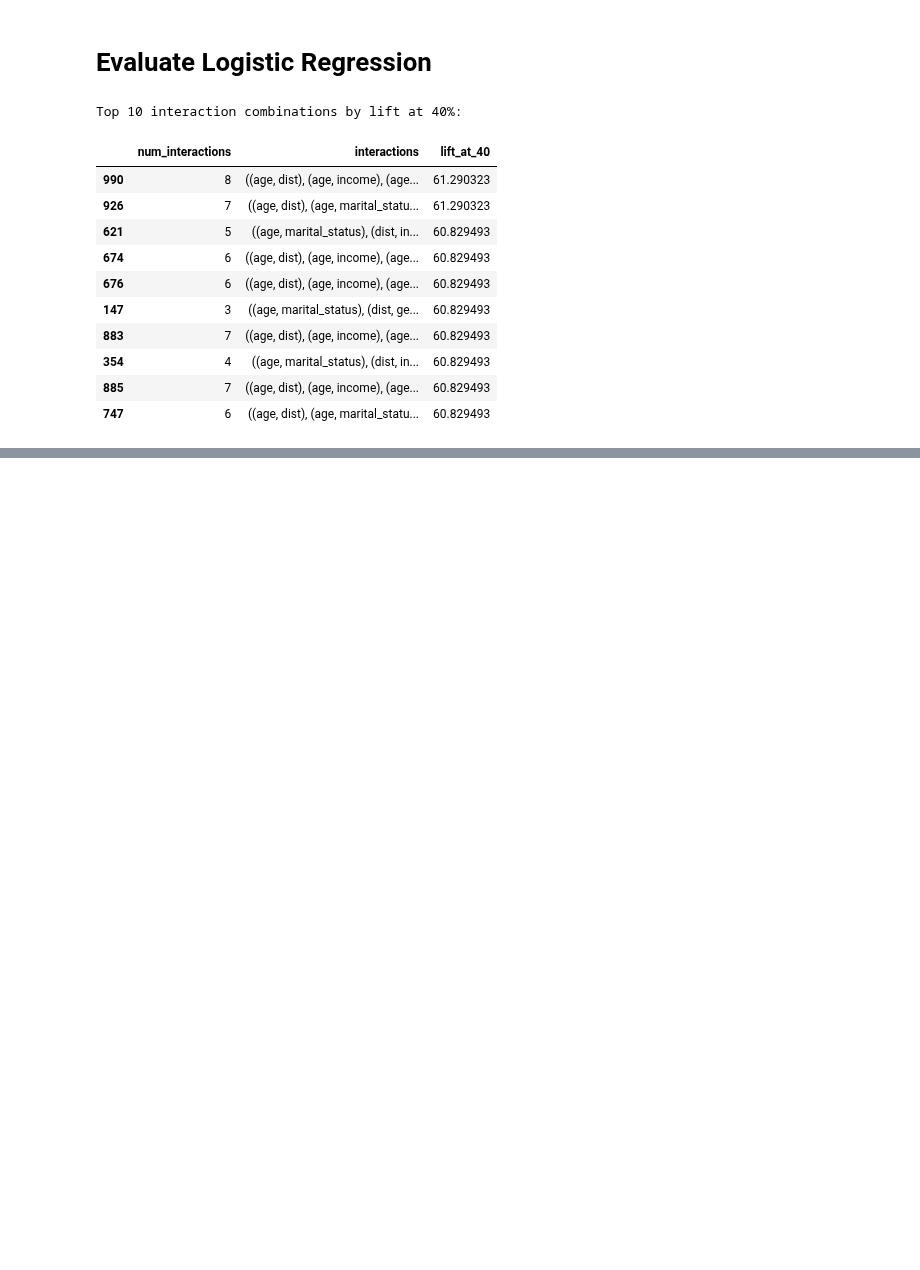
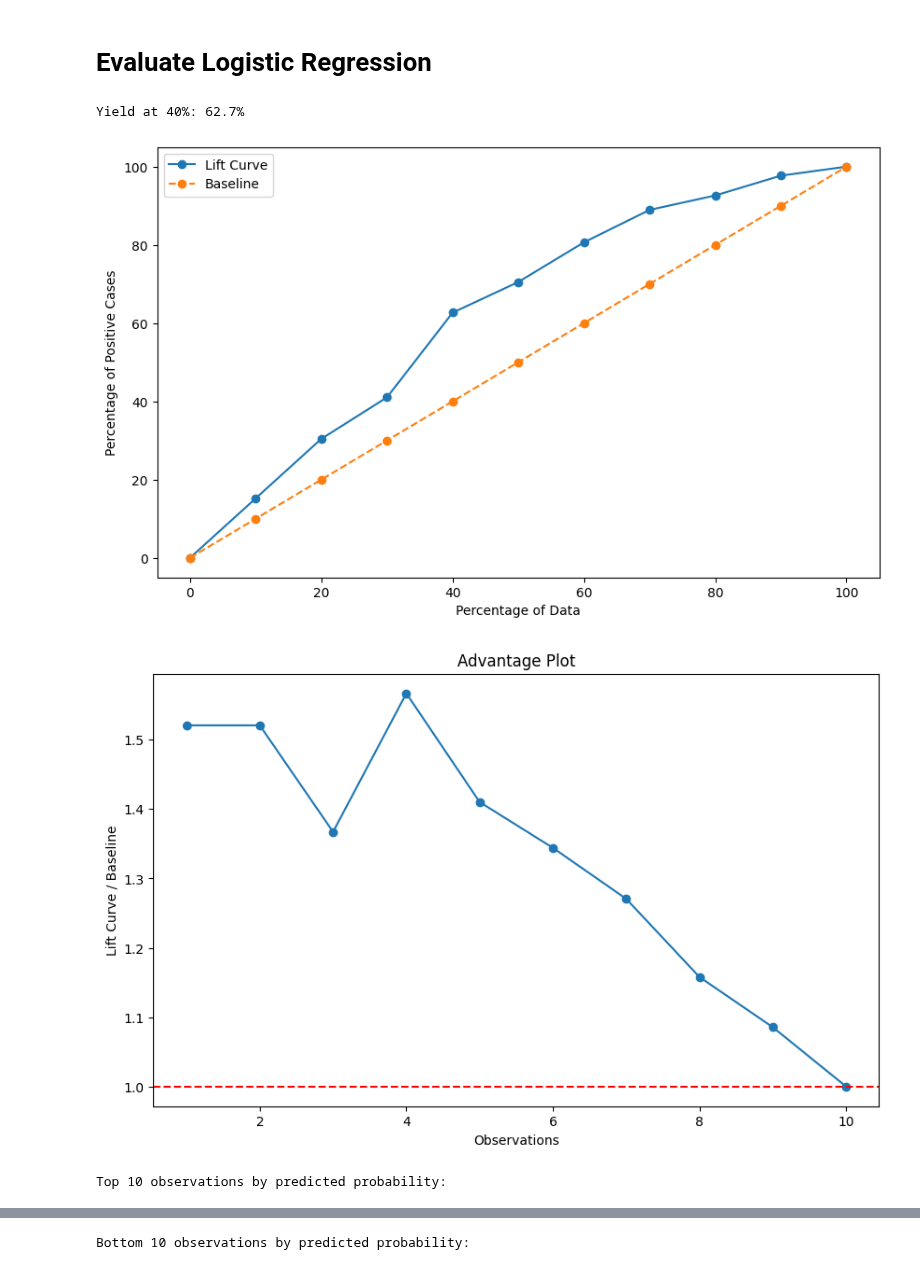
Before and after one commit to Jacob-J-Richards/DS_DA_Projects, a Jupyter notebook: 2-Marketing_Prediction/make_income_cont.ipynb, the cells around one changed output, grey strips where cells are left out. Drawn from its saved outputs; the diff is of its cells as text; code cells hidden in the pictures; blank space fills up the shorter version.

```diff
--- a/2-Marketing_Prediction/make_income_cont.ipynb
+++ b/2-Marketing_Prediction/make_income_cont.ipynb
@@ -52,7 +52,7 @@ income_mapping = {
 data["income"] = data["income"].map(income_mapping).astype(int)
 
 # Replace gender with 1 for male, 0 for female, and 0 for unknown
-gender_mapping = {"M": 1, "F": 0, "unknown": 0}
+gender_mapping = {"M": 1, "F": 0, "unknown": 1}
 data["gender"] = data["gender"].map(gender_mapping).astype(int)
 
 # Replace marital_status with 1 for married, 0 for single, and 1 for unknown
@@ -95,0 +98,4 @@ There is an interaction between gender and marital_status, so we will use some s
+# %%
+data['age_lt80'] = np.where(data['age'] < 80, data['age'], 82)
+data['age_ge80'] = np.where(data['age'] >= 80, data['age'] - 82, 0)
+print(data.head())
@@ -106,9 +119,10 @@ import seaborn as sns
 import pandas as pd
 from itertools import combinations
 
-base_features = ['age', 'dist', 'income', 'gender', 'marital_status']
+base_features = ['age_lt80', 'age_ge80', 'dist', 'income', 'gender', 'marital_status']
 interaction_terms = [
-    ('age', 'dist'), ('age', 'income'), ('age', 'gender'), ('age', 'marital_status'),
+    ('age_lt80', 'dist'), ('age_lt80', 'income'), ('age_lt80', 'gender'), ('age_lt80', 'marital_status'),
+    ('age_ge80', 'dist'), ('age_ge80', 'income'), ('age_ge80', 'gender'), ('age_ge80', 'marital_status'),
     ('dist', 'income'), ('dist', 'gender'), ('dist', 'marital_status'),
     ('income', 'gender'), ('income', 'marital_status'), ('gender', 'marital_status')
 ]
@@ -152,16 +166,53 @@ pd.set_option('display.max_colwidth', None)
 
 print("\nTop 10 interaction combinations by lift at 40%:")
 display(results_df.head(10))
-# %% [output]
-Top 10 interaction combinations by lift at 40%:
-|  | num_interactions | interactions | lift_at_40 |
-| 990 | 8 | ((age, dist), (age, income), (age... | 61.290323 |
-| 926 | 7 | ((age, dist), (age, marital_statu... | 61.290323 |
-| 621 | 5 | ((age, marital_status), (dist, in... | 60.829493 |
-| 674 | 6 | ((age, dist), (age, income), (age... | 60.829493 |
-| 676 | 6 | ((age, dist), (age, income), (age... | 60.829493 |
-| 147 | 3 | ((age, marital_status), (dist, ge... | 60.829493 |
-| 883 | 7 | ((age, dist), (age, income), (age... | 60.829493 |
-| 354 | 4 | ((age, marital_status), (dist, in... | 60.829493 |
-| 885 | 7 | ((age, dist), (age, income), (age... | 60.829493 |
-| 747 | 6 | ((age, dist), (age, marital_statu... | 60.829493 |
+# %%
+best_terms = results_df.iloc[0]['interactions']
+
+X = data[base_features].copy()
+for t1, t2 in best_terms:
+    X[f'{t1}_{t2}'] = X[t1] * X[t2]
+
+y = data['target']
+X_train, X_test, y_train, y_test = train_test_split(X, y, test_size=0.2, random_state=42)
+
+model = sm.Logit(y_train, sm.add_constant(X_train)).fit(disp=0)
+y_pred_proba_test = model.predict(sm.add_constant(X_test))
+
+test_data = pd.DataFrame({'target': y_test, 'predicted_probs': y_pred_proba_test})
+test_data_sorted = test_data.sort_values('predicted_probs', ascending=False)
+
+total_pos = test_data_sorted['target'].sum()
+n_rows = len(test_data_sorted)
+deciles = np.linspace(0, n_rows, 11, dtype=int)
+lift_curve = [test_data_sorted.iloc[:i]['target'].sum() / total_pos * 100 for i in deciles]
+baseline = np.linspace(0, 100, 11)
+
+print(f'Yield at 40%: {lift_curve[4]:.1f}%')
+
+plt.figure(figsize=(10, 6))
+plt.plot(baseline, lift_curve, marker='o', label='Lift Curve')
+plt.plot(baseline, baseline, linestyle='--', marker='o', label='Baseline')
+plt.xlabel('Percentage of Data')
+plt.ylabel('Percentage of Positive Cases')
+plt.legend()
+plt.show()
+
+plt.figure(figsize=(10, 6))
+plt.plot(range(11), np.array(lift_curve) / baseline, marker='o')
+plt.axhline(y=1, linestyle='--', color='r')
+plt.xlabel('Observations')
+plt.ylabel('Lift Curve / Baseline')
+plt.title('Advantage Plot')
+plt.show()
+
+print("\nTop 10 observations by predicted probability:")
+display(test_data_sorted.head(10))
+
+print("\nBottom 10 observations by predicted probability:")
+display(test_data_sorted.tail(10))
+# %% [output]
+Yield at 40%: 62.7%
+[figure, added]
+[figure, added]
+Top 10 observations by predicted probability:
@@ -167,0 +230 @@ Top 10 interaction combinations by lift at 40%:
+Bottom 10 observations by predicted probability:
```
Also changed, not shown: parts of 5 cells of this notebook.
